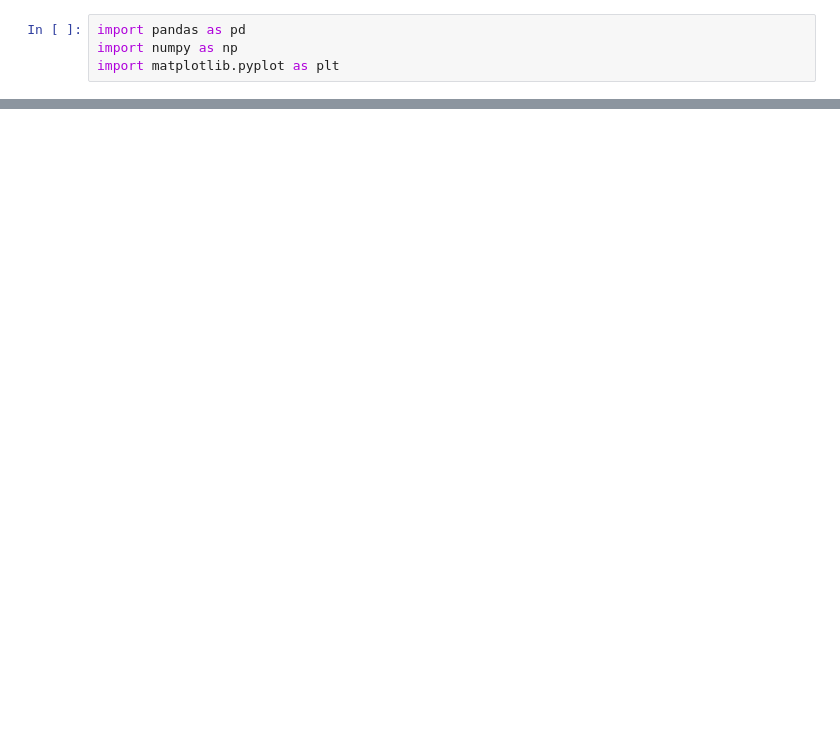
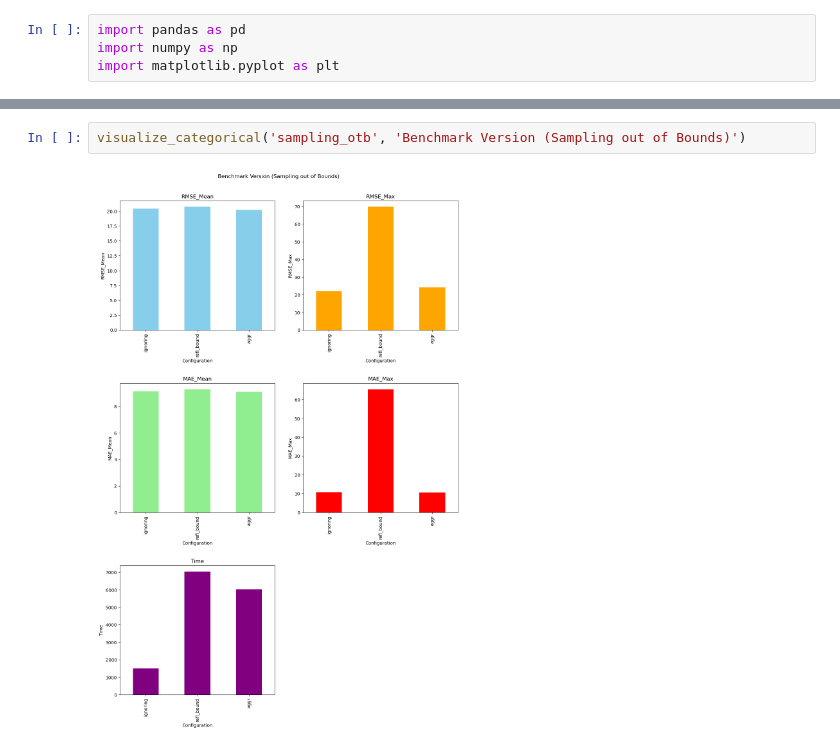
Before and after one commit to CJZbeastmode/HBV-SASK-Bayesian-Inference, a Jupyter notebook: Results/Fundamental/benchmark/analyze.ipynb, the cells around one changed output, grey strips where cells are left out. Cells and saved outputs as stored; diff of their text form; blank space fills up the shorter version.

```diff
--- a/Results/Fundamental/benchmark/analyze.ipynb
+++ b/Results/Fundamental/benchmark/analyze.ipynb
@@ -88,3 +87,7 @@ def visualize_categorical(filename, title):
 
     fig.tight_layout(pad=3.0)  # Adjust spacing between plots
     plt.show()
+# %%
+visualize_categorical('sampling_otb', 'Benchmark Version (Sampling out of Bounds)')
+# %% [output]
+[figure, added]
```
Also changed, not shown: parts of 14 cells of this notebook, 23 other files.
